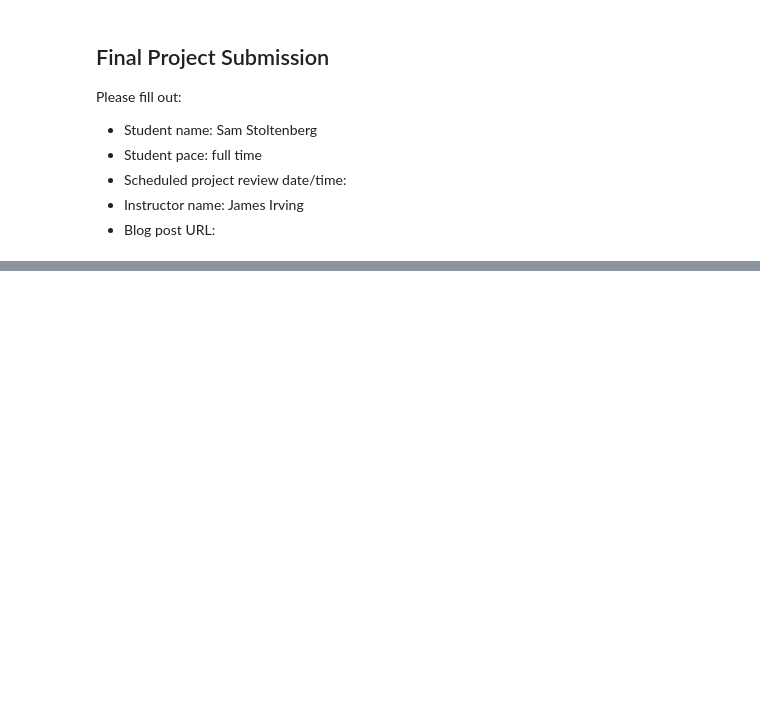
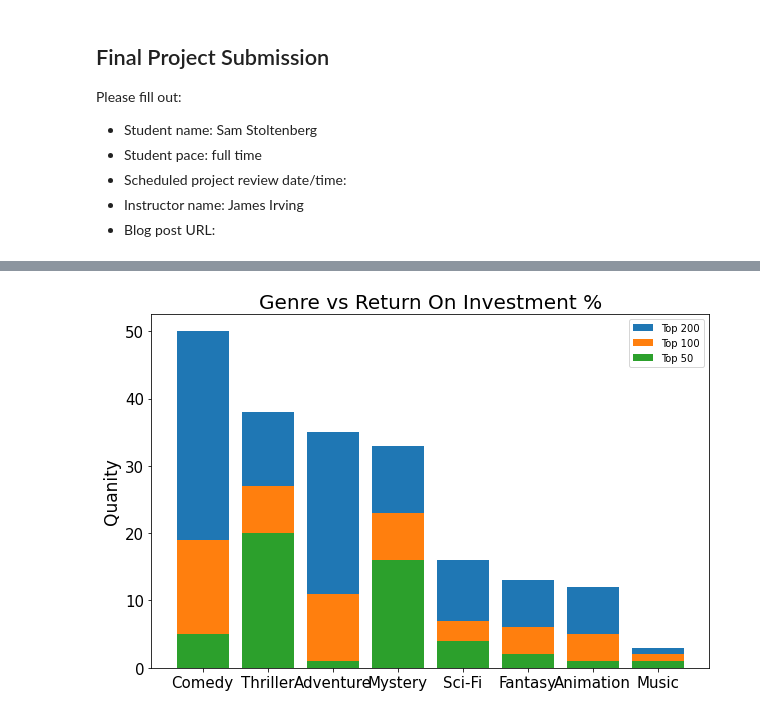
Before and after one commit to skelouse/dsc-mod-1-project-v2-1-onl01-dtsc-ft-070620, a Jupyter notebook: student.ipynb, the cells around one changed output, grey strips where cells are left out. Saved outputs shown, nothing was run; the diff lists cells and outputs as text; code cells hidden in the pictures; blank space fills up the shorter version.

```diff
--- a/student.ipynb
+++ b/student.ipynb
@@ -278,0 +248,22 @@ WHERE startYear > 2000
+# %%
+# Which genre would make the most
+fig, ax = plt.subplots(figsize=(10, 6.5))
+dicta = genre_df['genres'][0:200].value_counts().to_dict()
+ax.bar(dicta.keys(), dicta.values())
+
+dicta = genre_df['genres'][0:100].value_counts().to_dict()
+ax.bar(dicta.keys(), dicta.values())
+
+dicta = genre_df['genres'][0:50].value_counts().to_dict()
+ax.bar(dicta.keys(), dicta.values())
+
+ax.legend(["Top 200", "Top 100", "Top 50"])
+ax.set_title("Genre vs Return On Investment %")
+ax.title.set_fontsize(20)
+ax.yaxis.label.set_fontsize(17)
+ax.yaxis.label.set_text("Quanity")
+ax.tick_params(axis='both', which='major', labelsize=15)
+
+# Comedy or thriller seem to take the cake
+# %% [output]
+[figure, added]
```
Also changed, not shown: parts of 48 cells of this notebook, 27 other files.
